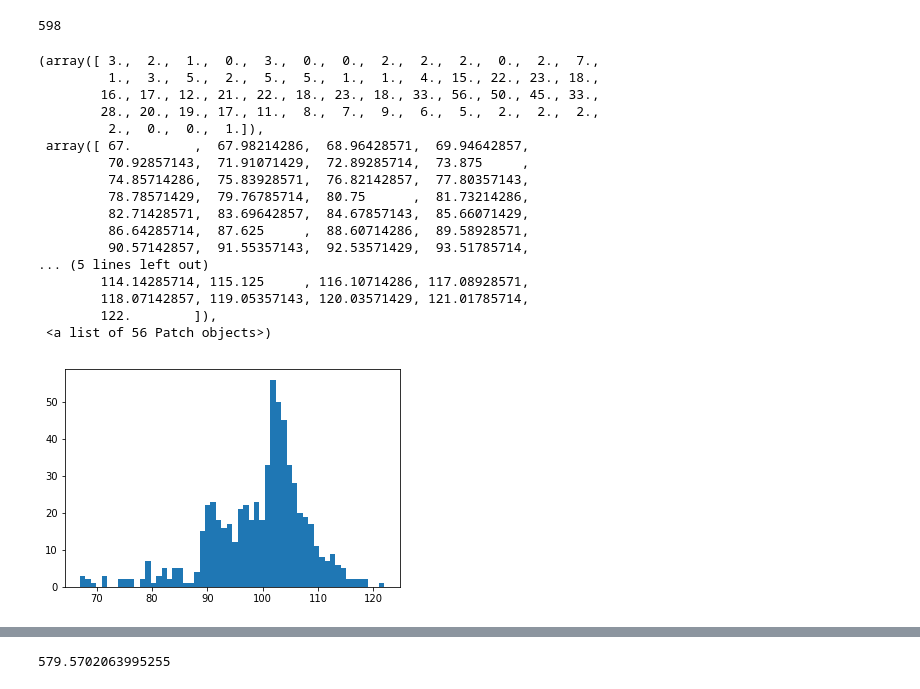
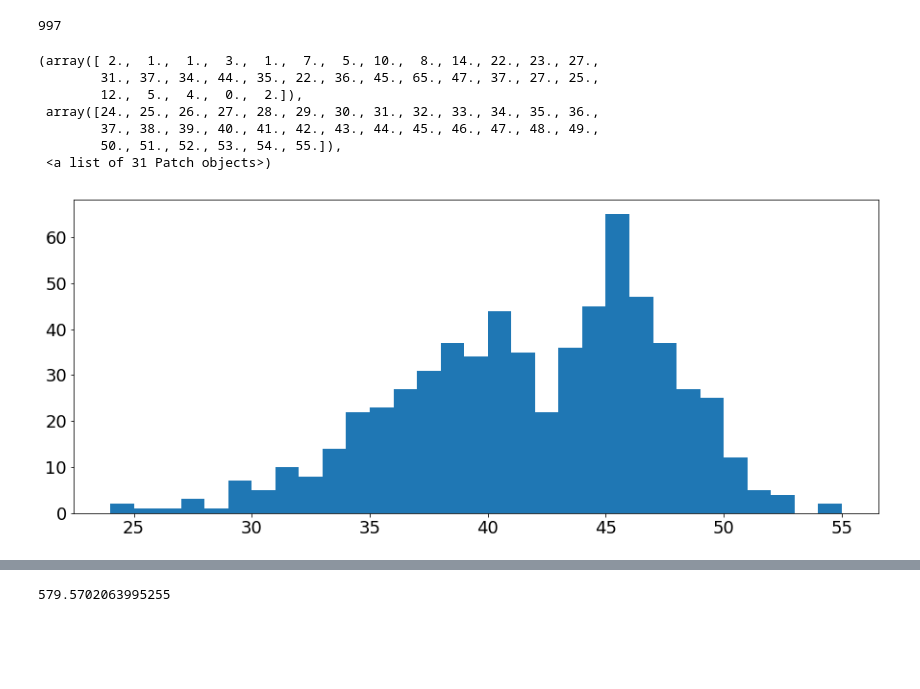
Before and after one commit to shuwakkumacs/microlapse, a Jupyter notebook: Untitled1.ipynb, the cells around one changed output, grey strips where cells are left out. Saved outputs shown, nothing was run; the diff lists cells and outputs as text; code cells hidden in the pictures; blank space fills up the shorter version.

```diff
--- a/Untitled1.ipynb
+++ b/Untitled1.ipynb
@@ -595,5 +632,5 @@ To retain the current behavior and silence the warning, pass 'sort=True'.
 # %%
-do_plot=False
+do_plot=True
 
 # mturk_worker_ids_ = mturk_worker_ids[200:]
 mturk_worker_ids_ = mturk_worker_ids
@@ -692,8 +722,9 @@ time_list_all = copy.deepcopy(time_list)
 from operator import itemgetter
 time_list_ = time_list_all
 print(len(time_list_all))
-th_low = 600
-th_high = 1200
+th_low = 0
+th_high = 9999999
+# 秒数丸め
 qtz = 5
 # time_pref
 # len([v for k,v in time_pref.items() if v=="no"])
@@ -703,7 +734,11 @@ worker_ids_sub = [k for k,v in time_list_.items() if v[1]<=th_high and v[1]>th_l
 time_list_sub = [[v[0]-v[0]%qtz]+[v[1]-v[1]%qtz]+v[2:]+[k]+[k in blacklist]+[k in removelist] for k,v in time_list_.items()]
 # print(worker_ids_sub)
 # print(time_list_sub)
-time_list_sub.sort(key=itemgetter(0,-2,1))
+
+# 下限、good/spammer, 上限
+# time_list_sub.sort(key=itemgetter(0,-2,1))
+time_list_sub.sort(key=itemgetter(1,-2,0))
+# time_list_sub.sort(key=itemgetter(-2,1,0))
 # worker_ids_sub = [k for k,v in time_list.items()]
 worker_ids_sub = []
 print("{} / {}".format(len(worker_ids_sub),len(time_list)))
@@ -719,17 +754,17 @@ for v in time_list_sub:
 #     print(t)
     if v[-2]==False:
         if v[-1]==False:
-            plt.scatter(i,v[0],c="blue")
-            plt.scatter(i,v[1],c="red")
+            plt.scatter(i,v[0],c="blue", s=70)
+            plt.scatter(i,v[1],c="red", s=70)
         else:
-            plt.scatter(i,v[0],c="cyan")
-            plt.scatter(i,v[1],c="pink")
+            plt.scatter(i,v[0],c="greenyellow")
+            plt.scatter(i,v[1],c="lime")
     else:
-        plt.scatter(i,v[0],c="green")
-        plt.scatter(i,v[1],c="purple")
+        plt.scatter(i,v[0],c="skyblue")
+        plt.scatter(i,v[1],c="lightcoral")
     i += 1
 
-plt.ylim(0,1000)
+plt.ylim(-100,3000)
 plt.minorticks_on()
 plt.grid(b=True, which='both', linestyle='--')
 # %% [output]
@@ -813,27 +851,18 @@ print("completed")
 completed
 # %%
 print(len(wkrs_zero))
-plt.hist(list(zip(*num_all_all))[2],bins=max(list(zip(*num_all_all))[2])-min(list(zip(*num_all_all))[2])+1)
+plt.figure(figsize=(15,6))
+plt.hist(list(zip(*num_all_all))[2],bins=max(list(zip(*num_all_all))[2])-min(list(zip(*num_all_all))[2]))
 # %% [output]
-598
+997
-(array([ 3.,  2.,  1.,  0.,  3.,  0.,  0.,  2.,  2.,  2.,  0.,  2.,  7.,
-         1.,  3.,  5.,  2.,  5.,  5.,  1.,  1.,  4., 15., 22., 23., 18.,
-        16., 17., 12., 21., 22., 18., 23., 18., 33., 56., 50., 45., 33.,
-        28., 20., 19., 17., 11.,  8.,  7.,  9.,  6.,  5.,  2.,  2.,  2.,
-         2.,  0.,  0.,  1.]),
- array([ 67.        ,  67.98214286,  68.96428571,  69.94642857,
-         70.92857143,  71.91071429,  72.89285714,  73.875     ,
-         74.85714286,  75.83928571,  76.82142857,  77.80357143,
-         78.78571429,  79.76785714,  80.75      ,  81.73214286,
-         82.71428571,  83.69642857,  84.67857143,  85.66071429,
-         86.64285714,  87.625     ,  88.60714286,  89.58928571,
-         90.57142857,  91.55357143,  92.53571429,  93.51785714,
-... (5 lines left out)
-        114.14285714, 115.125     , 116.10714286, 117.08928571,
-        118.07142857, 119.05357143, 120.03571429, 121.01785714,
-        122.        ]),
- <a list of 56 Patch objects>)
+(array([ 2.,  1.,  1.,  3.,  1.,  7.,  5., 10.,  8., 14., 22., 23., 27.,
+        31., 37., 34., 44., 35., 22., 36., 45., 65., 47., 37., 27., 25.,
+        12.,  5.,  4.,  0.,  2.]),
+ array([24., 25., 26., 27., 28., 29., 30., 31., 32., 33., 34., 35., 36.,
+        37., 38., 39., 40., 41., 42., 43., 44., 45., 46., 47., 48., 49.,
+        50., 51., 52., 53., 54., 55.]),
+ <a list of 31 Patch objects>)
-[figure, old version]
+[figure, new version]
 # %%
 import numpy as np
 from scipy.optimize import curve_fit
```
Also changed, not shown: parts of 11 cells of this notebook, 3 other files.
